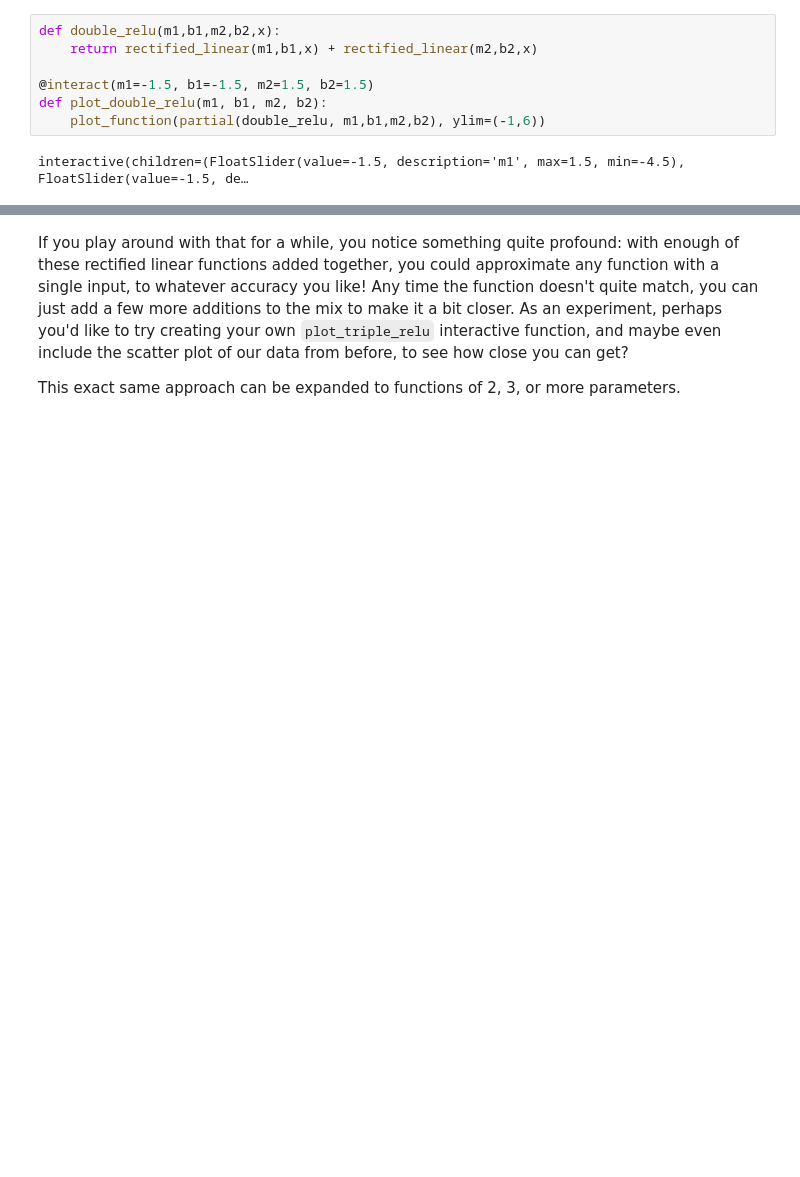
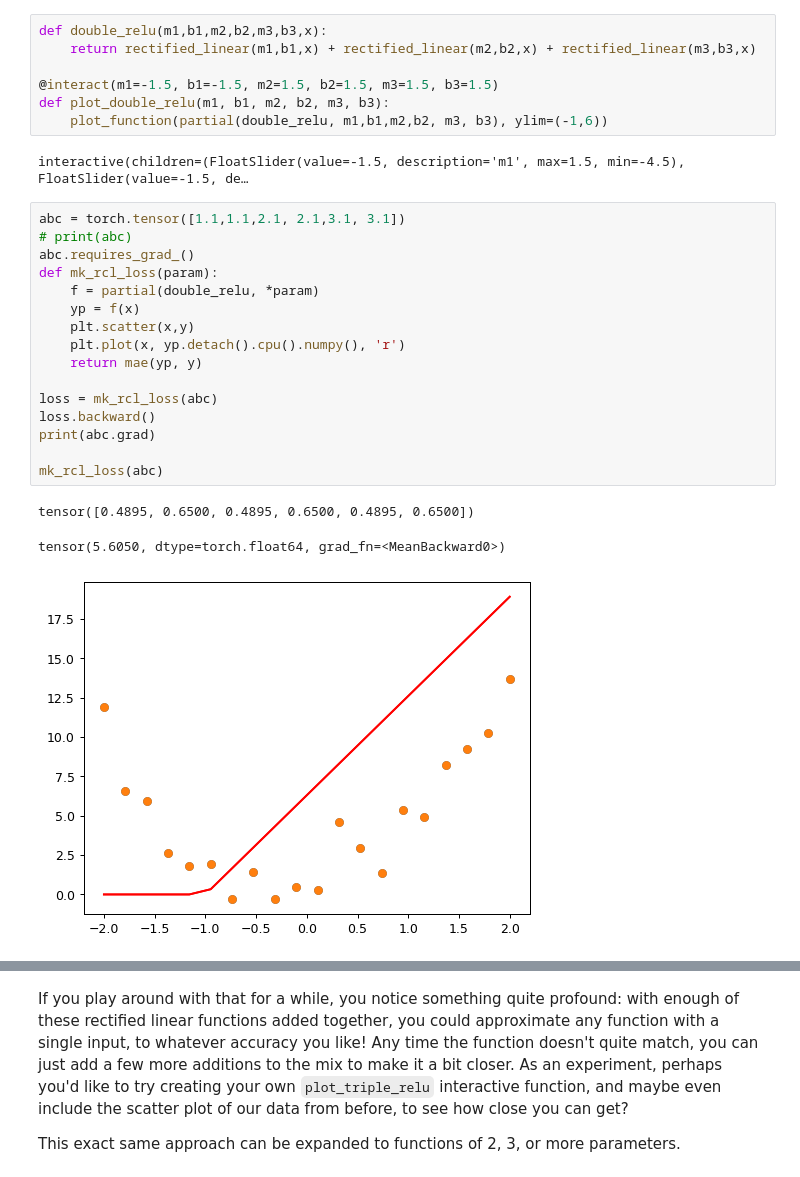
Before and after one commit to jebin2/Machine-Learning-Exercise, a Jupyter notebook: gradient_descent_cal.ipynb, the cells around one changed output, grey strips where cells are left out. Drawn from its saved outputs; the diff is of its cells as text; blank space fills up the shorter version.

```diff
--- a/gradient_descent_cal.ipynb
+++ b/gradient_descent_cal.ipynb
@@ -260,11 +317,31 @@ interactive(children=(FloatSlider(value=1.5, description='m', max=4.5, min=-1.5)
 # %% [markdown]
 As you see, `m` changes the slope, and `b` changes where the "hook" appears. This function doesn't do much on its own, but look what happens when we add two of them together:
 # %%
-def double_relu(m1,b1,m2,b2,x):
-    return rectified_linear(m1,b1,x) + rectified_linear(m2,b2,x)
+def double_relu(m1,b1,m2,b2,m3,b3,x):
+    return rectified_linear(m1,b1,x) + rectified_linear(m2,b2,x) + rectified_linear(m3,b3,x)
 
-@interact(m1=-1.5, b1=-1.5, m2=1.5, b2=1.5)
-def plot_double_relu(m1, b1, m2, b2):
-    plot_function(partial(double_relu, m1,b1,m2,b2), ylim=(-1,6))
+@interact(m1=-1.5, b1=-1.5, m2=1.5, b2=1.5, m3=1.5, b3=1.5)
+def plot_double_relu(m1, b1, m2, b2, m3, b3):
+    plot_function(partial(double_relu, m1,b1,m2,b2, m3, b3), ylim=(-1,6))
 # %% [output]
 interactive(children=(FloatSlider(value=-1.5, description='m1', max=1.5, min=-4.5), FloatSlider(value=-1.5, de…
+# %%
+abc = torch.tensor([1.1,1.1,2.1, 2.1,3.1, 3.1])
+# print(abc)
+abc.requires_grad_()
+def mk_rcl_loss(param):
+	f = partial(double_relu, *param)
+	yp = f(x)
+	plt.scatter(x,y)
+	plt.plot(x, yp.detach().cpu().numpy(), 'r')
+	return mae(yp, y)
+
+loss = mk_rcl_loss(abc)
+loss.backward()
+print(abc.grad)
+
+mk_rcl_loss(abc)
+# %% [output]
+tensor([0.4895, 0.6500, 0.4895, 0.6500, 0.4895, 0.6500])
+tensor(5.6050, dtype=torch.float64, grad_fn=<MeanBackward0>)
+[figure, added]
```
Also changed, not shown: parts of 15 cells of this notebook, 1 other file.
